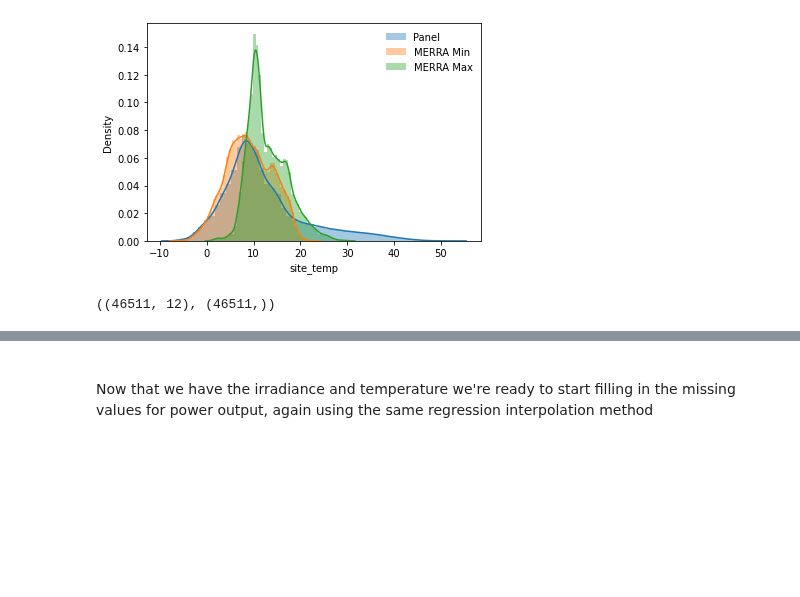
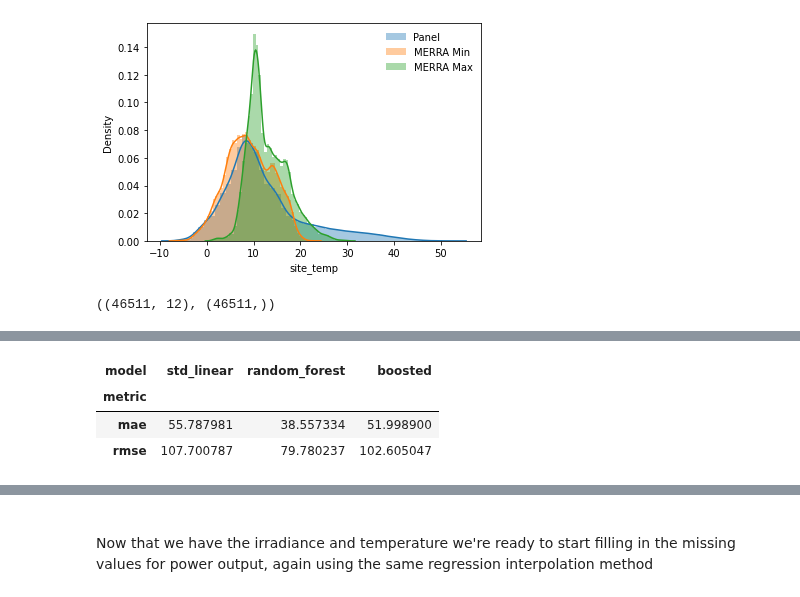
Before and after one commit to AyrtonB/WPD-DS-Challenge, a Jupyter notebook: nbs/02-cleaning.ipynb, the cells around one changed output, grey strips where cells are left out. Drawn from its saved outputs; the diff is of its cells as text; code cells hidden in the pictures; blank space fills up the shorter version.

```diff
--- a/nbs/02-cleaning.ipynb
+++ b/nbs/02-cleaning.ipynb
@@ -539,22 +576,27 @@ df_irradiance_features.head()
 # %%
 models = {
     'std_linear': LinearRegression(),
     'random_forest': RandomForestRegressor(),
     'boosted': GradientBoostingRegressor()
 }
 
-rerun_site_irradiance_model = True
+rerun_site_irradiance_model = False
 model_scores_filename = 'site_irradiance_interp_model_results.csv'
 
 X, y = split_X_y_data(df_irradiance_features, 'site_solar')
 
 if (rerun_site_irradiance_model == True) or (model_scores_filename not in os.listdir(cache_data_dir)):
     df_model_scores = evaluate_models(X, y, models)
     df_model_scores.to_csv(f'{cache_data_dir}/{model_scores_filename}')
 else:
     df_model_scores = pd.read_csv(f'{cache_data_dir}/{model_scores_filename}', index_col='metric')
 
 df_model_scores
+# %% [output]
+| model | std_linear | random_forest | boosted |
+| metric |  |  |  |
+| mae | 55.787981 | 38.557334 | 51.998900 |
+| rmse | 107.700787 | 79.780237 | 102.605047 |
 # %%
 top_model = df_model_scores.T['rmse'].idxmin()
 df_pred = generate_kfold_preds(X, y, models[top_model])
```
Also changed, not shown: parts of 20 cells of this notebook, 11 other files.
